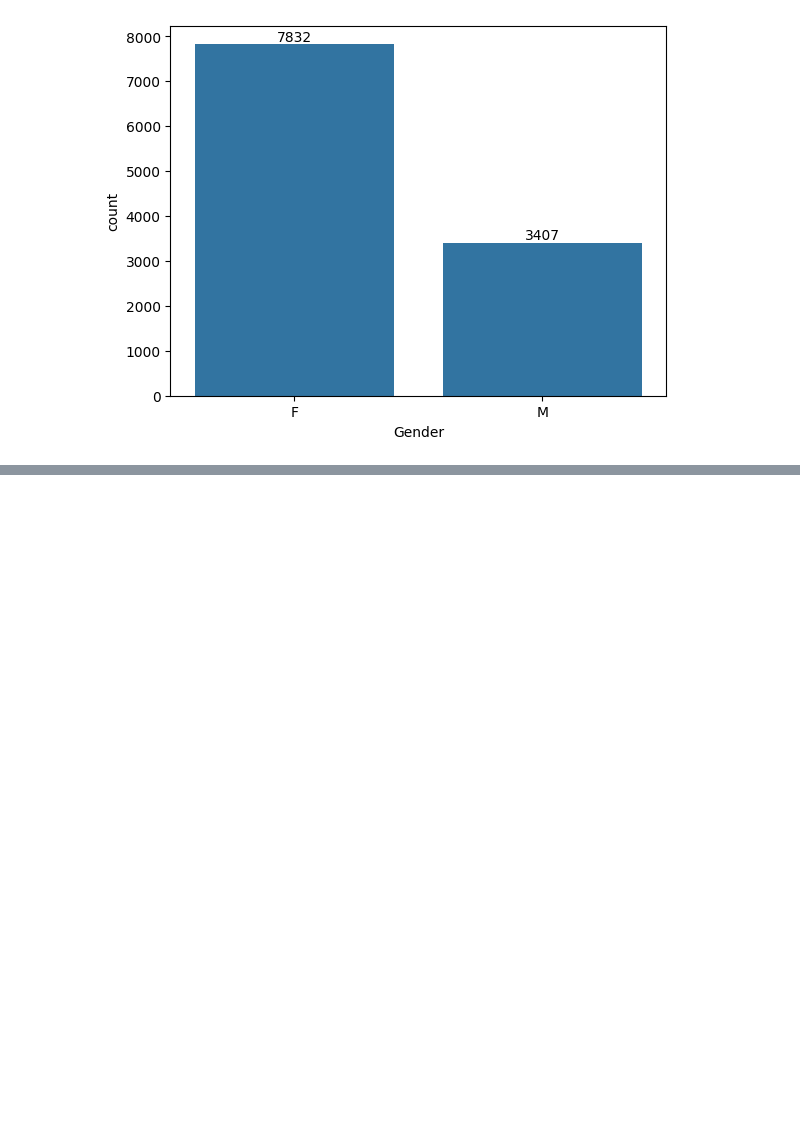
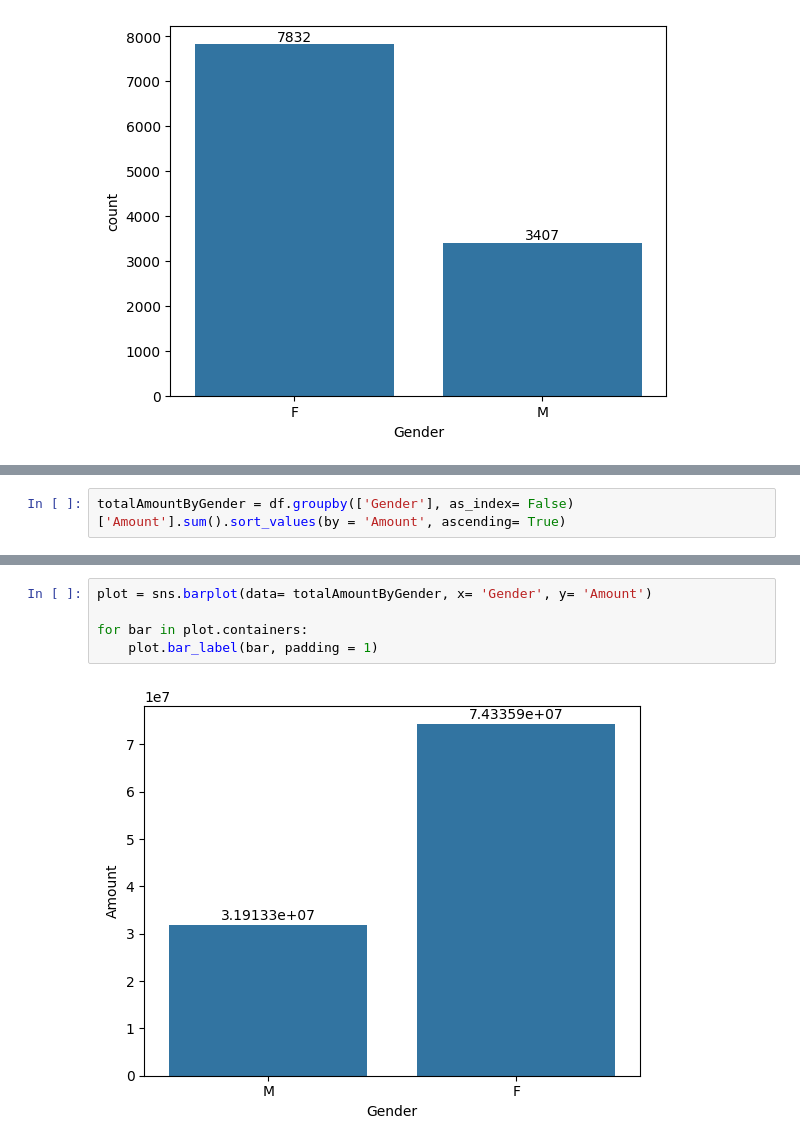
Before and after one commit to Avinash-Tamarapalli/DSProjects, a Jupyter notebook: EDA/DiwaliSales/DiwaliSales.ipynb, the cells around one changed output, grey strips where cells are left out. Saved outputs shown, nothing was run; the diff lists cells and outputs as text; blank space fills up the shorter version.

Commit message:
EDA Diwali Sales except for one Amount and Gender-MaritalStatus Conclusion

```diff
--- a/EDA/DiwaliSales/DiwaliSales.ipynb
+++ b/EDA/DiwaliSales/DiwaliSales.ipynb
@@ -198,3 +201,5 @@ for bar in plot.containers:
 # plt.show()
 # %% [output]
 [figure]
+# %%
+totalAmountByGender = df.groupby(['Gender'], as_index= False)['Amount'].sum().sort_values(by = 'Amount', ascending= True)
@@ -200,0 +212,7 @@ for bar in plot.containers:
+# %%
+plot = sns.barplot(data= totalAmountByGender, x= 'Gender', y= 'Amount')
+
+for bar in plot.containers:
+    plot.bar_label(bar, padding = 1)
+# %% [output]
+[figure, added]
```
Also changed, not shown: parts of 70 cells of this notebook, 1 other file.
